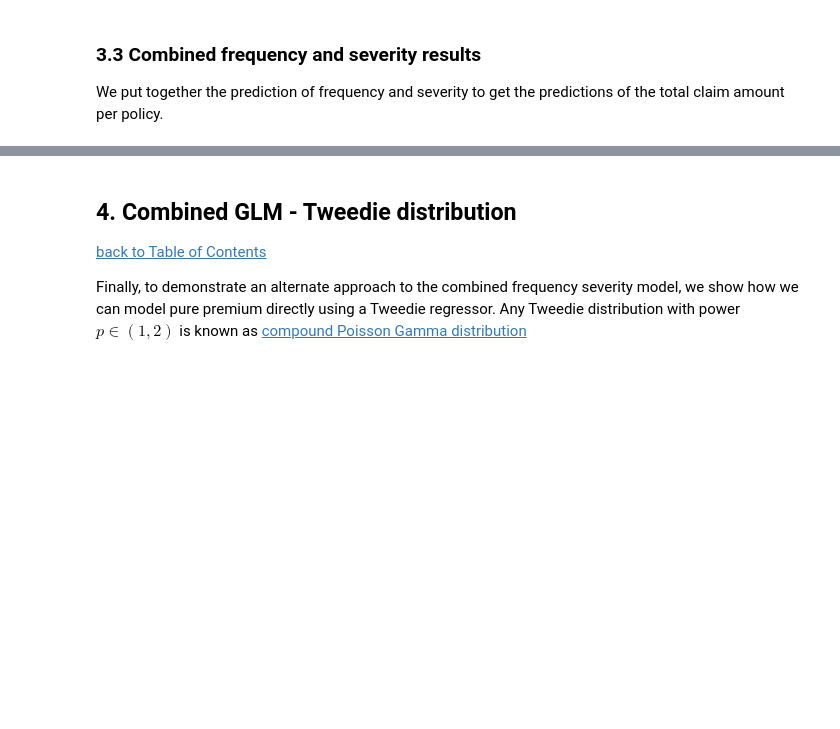
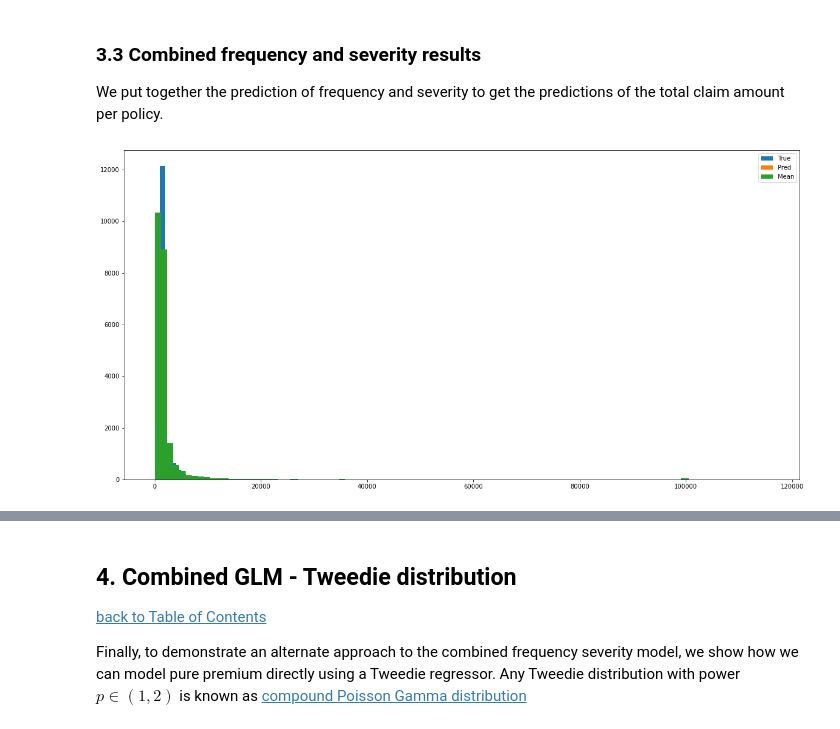
Before and after one commit to Quantco/glum, a Jupyter notebook: docs/tutorials/glm_french_motor_tutorial/glm_french_motor.ipynb, the cells around one changed output, grey strips where cells are left out. Drawn from its saved outputs; the diff is of its cells as text; code cells hidden in the pictures; blank space fills up the shorter version.

```diff
--- a/docs/tutorials/glm_french_motor_tutorial/glm_french_motor.ipynb
+++ b/docs/tutorials/glm_french_motor_tutorial/glm_french_motor.ipynb
@@ -417,6 +415,16 @@ testing loss Mean:    1.3115309309577132
 ### 3.3 Combined frequency and severity results
 
 We put together the prediction of frequency and severity to get the predictions of the total claim amount per policy.
+# %%
+plt.subplots(figsize=(20, 10))
+x = np.argsort(y_train_g)
+plt.hist(y_train_g, label="True", bins=100)
+plt.hist(s_glm1.predict(X_train_g), label="Pred", bins=100)
+plt.hist(z_train_g, label="Mean", bins=100)
+plt.legend()
+plt.show()
+# %% [output]
+[figure, added]
 # %%
 #Put together freq * sev together
 print("Total claim amount on train set, observed = {}, predicted = {}".
```
Also changed, not shown: parts of 10 cells of this notebook, 1 other file.
